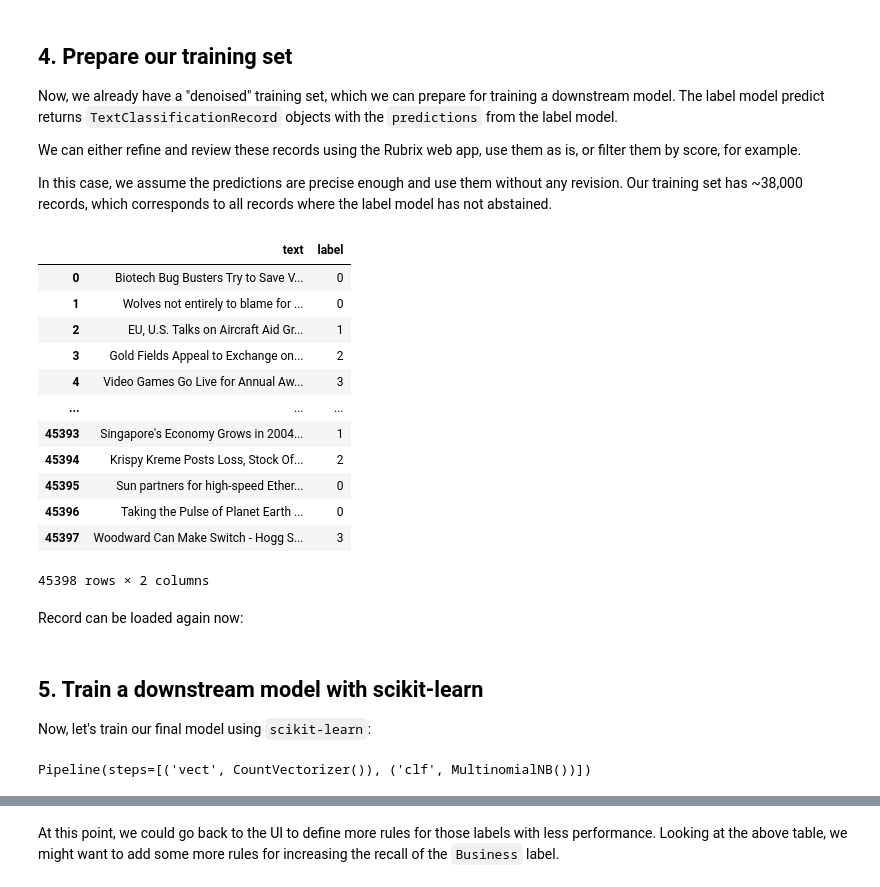
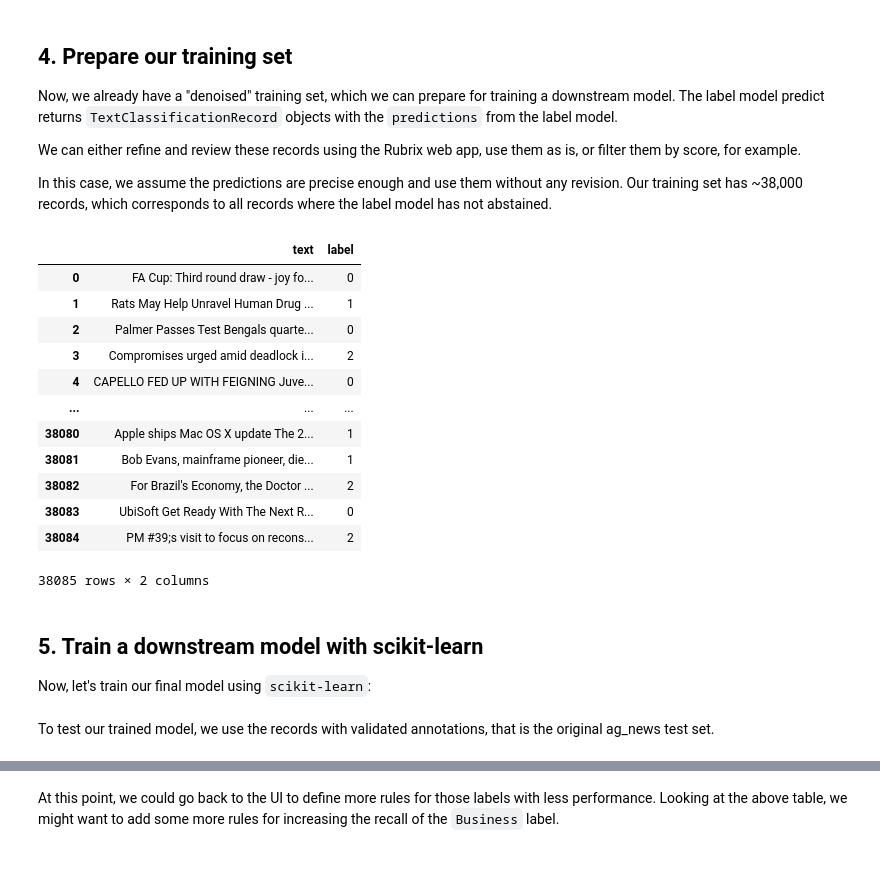
Before and after one commit to argilla-io/argilla, a Jupyter notebook: docs/tutorials/weak-supervision-with-rubrix.ipynb, the cells around one changed output, grey strips where cells are left out. Drawn from its saved outputs; the diff is of its cells as text; code cells hidden in the pictures.

```diff
--- a/docs/tutorials/weak-supervision-with-rubrix.ipynb
+++ b/docs/tutorials/weak-supervision-with-rubrix.ipynb
@@ -130,12 +131,6 @@ For convenience, Rubrix defines a simple wrapper over Snorkel's Label Model so i
 
 Let's first read the rules defined in our dataset and create our weak labels:
 # %%
-from rubrix.labeling.text_classification import load_rules, WeakLabels
+from rubrix.labeling.text_classification import WeakLabels
 
-rules = load_rules(dataset="news")
-
-weak_labels = WeakLabels(
-    rules=rules,
-    dataset="news"
-)
-weak_labels.summary()
+weak_labels = WeakLabels(dataset="news")
@@ -181,31 +189,37 @@ Our training set has ~38,000 records, which corresponds to all records where the
 # %%
 import pandas as pd
 
 # get records with the predictions from the label model
 records = label_model.predict()
+# you can replace this line with
+# records = rb.read_datasets(
+#    load_dataset("rubrix/news", split="train"),
+#    task="TextClassification",
+# )
+
+# we could also use the `weak_labels.label2int` dict
+label2int = {'Sports': 0, 'Sci/Tech': 1, 'World': 2, 'Business': 3}
 
 # build a simple dataframe with text and the prediction with the highest score
 df_train = pd.DataFrame([
-    {"text": record.text, "label": label_model.weak_labels.label2int[record.prediction[0][0]]}
+    {"text": record.text, "label": label2int[record.prediction[0][0]]}
     for record in records
 ])
 
 # quick look at our training data with the weak labels from our label model
 with pd.option_context('display.max_colwidth', None):
     display(df_train)
 # %% [output]
 |  | text | label |
-| 0 | Biotech Bug Busters Try to Save V... | 0 |
-| 1 | Wolves not entirely to blame for ... | 0 |
-| 2 | EU, U.S. Talks on Aircraft Aid Gr... | 1 |
-| 3 | Gold Fields Appeal to Exchange on... | 2 |
-| 4 | Video Games Go Live for Annual Aw... | 3 |
+| 0 | FA Cup: Third round draw - joy fo... | 0 |
+| 1 | Rats May Help Unravel Human Drug ... | 1 |
+| 2 | Palmer Passes Test Bengals quarte... | 0 |
+| 3 | Compromises urged amid deadlock i... | 2 |
+| 4 | CAPELLO FED UP WITH FEIGNING Juve... | 0 |
 | ... | ... | ... |
-| 45393 | Singapore's Economy Grows in 2004... | 1 |
-| 45394 | Krispy Kreme Posts Loss, Stock Of... | 2 |
-| 45395 | Sun partners for high-speed Ether... | 0 |
-| 45396 | Taking the Pulse of Planet Earth ... | 0 |
-| 45397 | Woodward Can Make Switch - Hogg S... | 3 |
+| 38080 | Apple ships Mac OS X update The 2... | 1 |
+| 38081 | Bob Evans, mainframe pioneer, die... | 1 |
+| 38082 | For Brazil's Economy, the Doctor ... | 2 |
+| 38083 | UbiSoft Get Ready With The Next R... | 0 |
+| 38084 | PM #39;s visit to focus on recons... | 2 |
-45398 rows × 2 columns
+38085 rows × 2 columns
-# %% [markdown]
-Record can be loaded again now:
@@ -237,5 +243,5 @@ classifier.fit(
     X=df_train.text.tolist(),
     y=df_train.label.values
 )
-# %% [output]
-Pipeline(steps=[('vect', CountVectorizer()), ('clf', MultinomialNB())])
+# %% [markdown]
+To test our trained model, we use the records with validated annotations, that is the original ag_news test set.
```
Also changed, not shown: parts of 17 cells of this notebook, 1 other file.
